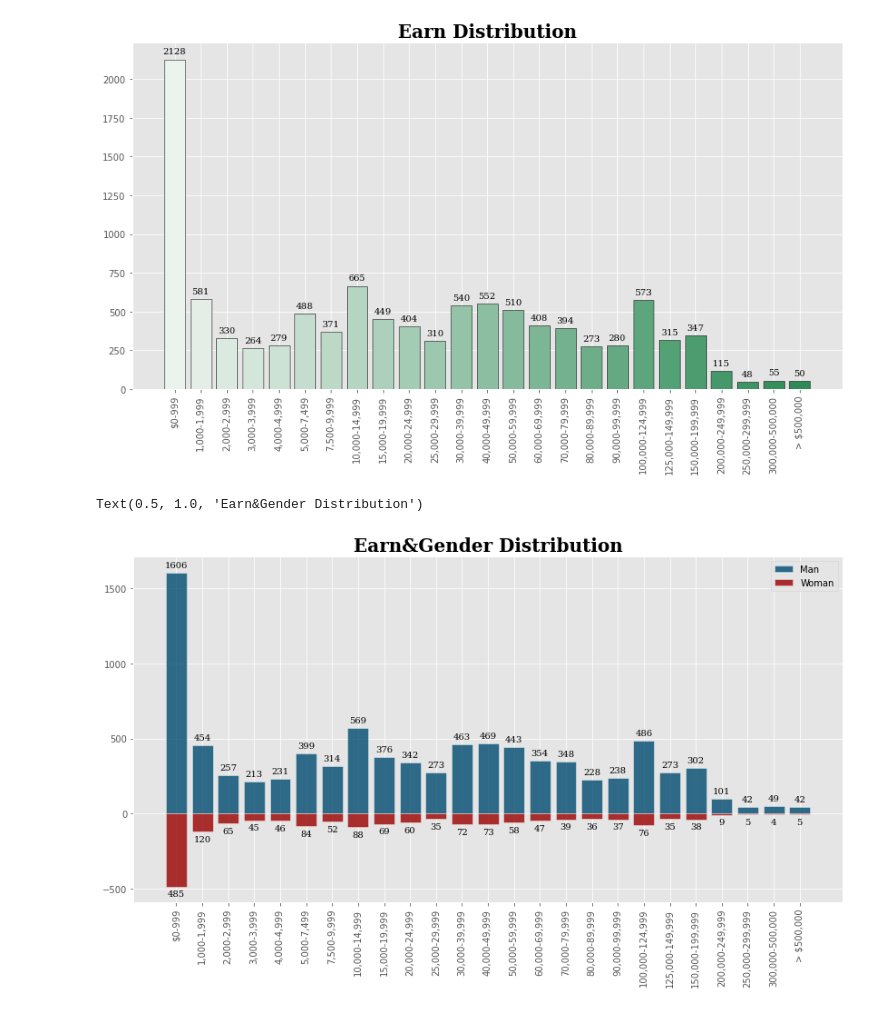
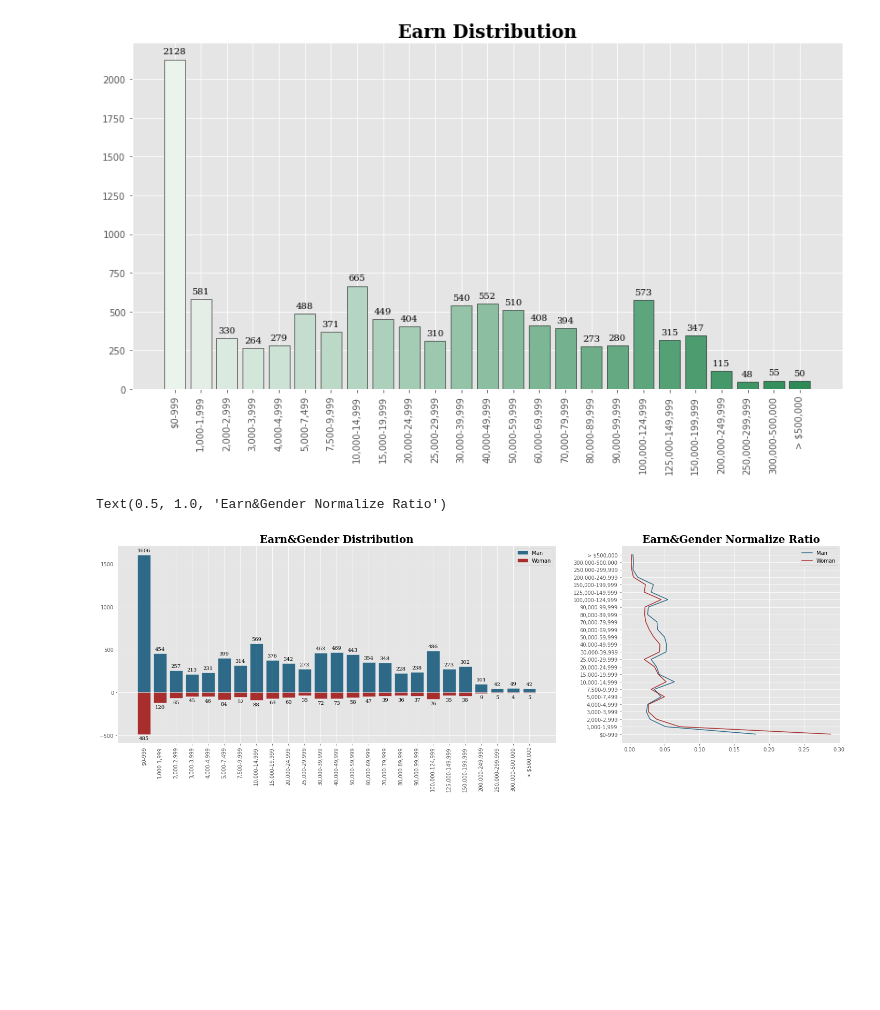
Before and after one commit to O-Kpy/Project, a Jupyter notebook: Kaggle_Survey_viz_Project.ipynb, the cells around one changed output. Drawn from its saved outputs; the diff is of its cells as text; code cells hidden in the pictures; blank space fills up the shorter version.

```diff
--- a/Kaggle_Survey_viz_Project.ipynb
+++ b/Kaggle_Survey_viz_Project.ipynb
@@ -55,10 +77,11 @@ sns.color_palette('coolwarm')
 # %%
 top_21_country = data['In which country do you currently reside?'].value_counts().sort_values(ascending=False)[:21]
 
-fig, ax = plt.subplots(1, 2, figsize=(20,7), gridspec_kw={'width_ratios':[2, 1]})
+fig, ax = plt.subplots(1, 2, figsize=(25,7), gridspec_kw={'width_ratios':[2, 1]})
 sns.barplot(y=top_21_country.index, x=top_21_country, palette=sns.color_palette('coolwarm', n_colors=len(top_21_country.index)), ax=ax[0])
+ax[0].set_xlabel('')
 for i,j in enumerate(top_21_country.index):
-  ax[0].annotate(f"{top_21_country[j]}", xy=(top_21_country[j] + 150, i), ha='center', va='center', fontsize=8, fontweight='light')
+  ax[0].annotate(f"{top_21_country[j]}", xy=(top_21_country[j] + 100, i), ha='center', va='center', fontsize=8, fontweight='light')
 
 ax[1].pie(top_21_country, labels=top_21_country.index, shadow=True, colors=sns.color_palette('coolwarm'))
 
@@ -69,17 +92,19 @@ Text(0.5, 0.98, 'Country(Top 21) - count, pie')
 # %%
 g_r = data.groupby('In which country do you currently reside?')['What is your gender? - Selected Choice'].value_counts().unstack().sort_values('Man', ascending=False)
-fig, ax = plt.subplots(1,2, figsize=(20,7), gridspec_kw={'width_ratios':[2, 1]})
-sns.barplot(x=g_r.index, y=g_r['Man'], color=sns.color_palette('coolwarm')[0], label='Man', ax=ax[0])
-sns.barplot(x=g_r.index, y=g_r['Woman'], color=sns.color_palette('coolwarm')[5], label='Woman', ax=ax[0])
+fig, ax = plt.subplots(1,2, figsize=(25,7), gridspec_kw={'width_ratios':[2, 1]})
+sns.barplot(x=g_r.index, y=g_r['Man'], color='#004c70', label='Man', ax=ax[0], alpha=0.8)
+sns.barplot(x=g_r.index, y=g_r['Woman'], color='#990000', label='Woman', ax=ax[0], alpha=0.8)
 ax[0].legend()
 ax[0].set_xticklabels(g_r.index, rotation=90)
+ax[0].set_xlabel('')
+ax[0].set_title('Distribution of men and women by country', fontsize=20, fontweight='bold', fontfamily='serif')
 
 r_g = data.groupby('In which country do you currently reside?')['What is your gender? - Selected Choice'].value_counts(normalize=True).unstack().sort_values('Woman', ascending=False)  # 각 나라의 남녀 비율
 
-ax[1].plot(r_g['Man'], r_g.index, label='Man', color=sns.color_palette('coolwarm')[0])
-ax[1].plot(r_g['Woman'], r_g.index, label='Woman', color=sns.color_palette('coolwarm')[5])
+ax[1].plot(r_g['Man'], r_g.index, label='Man', color='#004c70', alpha=0.8)
+ax[1].plot(r_g['Woman'], r_g.index, label='Woman', color='#990000', alpha=0.8)
 ax[1].set_xlabel('sex ratio')
 ax[1].legend()
-
-fig.suptitle('Distribution of men and women by country', fontsize=20, fontweight='bold', fontfamily='serif')
+ax[1].set_xlabel('')
+ax[1].set_title('Distribution of men and women Normalize Ratio', fontsize=20, fontweight='bold', fontfamily='serif')
 # %% [output]
@@ -140,18 +174,24 @@ Text(0.5, 1.0, 'Earn Distribution')
 [figure]
 # %%
 s_c = data.groupby('What is your gender? - Selected Choice')['What is your current yearly compensation (approximate $USD)?'].value_counts().unstack()[USD].T
+s_c_normalize = data.groupby('What is your gender? - Selected Choice')['What is your current yearly compensation (approximate $USD)?'].value_counts(normalize=True).unstack()[USD].T
 
-plt.figure(figsize=(14,7))
-plt.bar(s_c.index, s_c['Man'], label='Man', color='#004c70', alpha=0.8, edgecolor='white')
+fig, ax = plt.subplots(1,2,figsize=(25,7), gridspec_kw={'width_ratios':[2, 1]})
+ax[0].bar(s_c.index, s_c['Man'], label='Man', color='#004c70', alpha=0.8, edgecolor='white')
 for j, i in enumerate(s_c.index):
-  plt.annotate(f"{s_c['Man'].loc[i]}", xy=(j, s_c['Man'].loc[i]+50), ha='center', va='center', fontweight='light', fontfamily='serif')
-plt.bar(s_c.index, -s_c['Woman'], label='Woman', color='#990000', alpha=0.8, edgecolor='white')
+  ax[0].annotate(f"{s_c['Man'].loc[i]}", xy=(j, s_c['Man'].loc[i]+50), ha='center', va='center', fontweight='light', fontfamily='serif')
+ax[0].bar(s_c.index, -s_c['Woman'], label='Woman', color='#990000', alpha=0.8, edgecolor='white')
 for j, i in enumerate(s_c.index):
-  plt.annotate(f"{s_c['Woman'].loc[i]}", xy=(j, -s_c['Woman'].loc[i]-50), ha='center', va='center', fontweight='light', fontfamily='serif')
+  ax[0].annotate(f"{s_c['Woman'].loc[i]}", xy=(j, -s_c['Woman'].loc[i]-50), ha='center', va='center', fontweight='light', fontfamily='serif')
 
-plt.legend()
-plt.xticks(rotation=90)
-plt.title('Earn&Gender Distribution', fontdict=font)
+ax[0].legend()
+ax[0].set_xticklabels(s_c.index ,rotation=90)
+ax[0].set_title('Earn&Gender Distribution', fontdict=font)
+
+ax[1].plot(s_c_normalize['Man'], s_c_normalize.index, color='#004c70', label='Man', alpha=0.8)
+ax[1].plot(s_c_normalize['Woman'], s_c_normalize.index, color='#990000', label='Woman', alpha=0.8)
+ax[1].legend()
+ax[1].set_title('Earn&Gender Normalize Ratio', fontdict=font)
 # %% [output]
-Text(0.5, 1.0, 'Earn&Gender Distribution')
+Text(0.5, 1.0, 'Earn&Gender Normalize Ratio')
-[figure, old version]
+[figure, new version]
```
Also changed, not shown: parts of 13 cells of this notebook.
